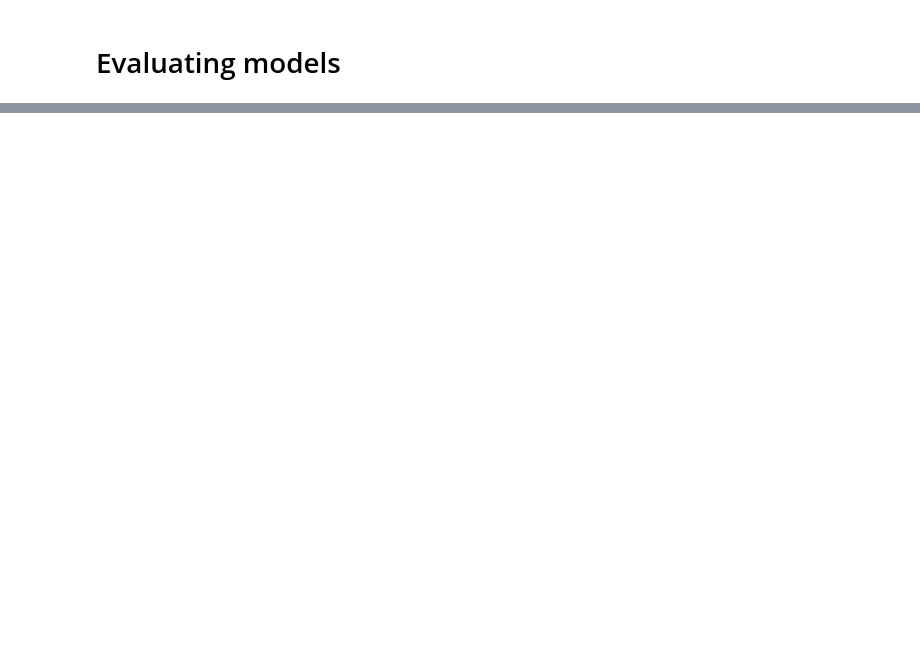
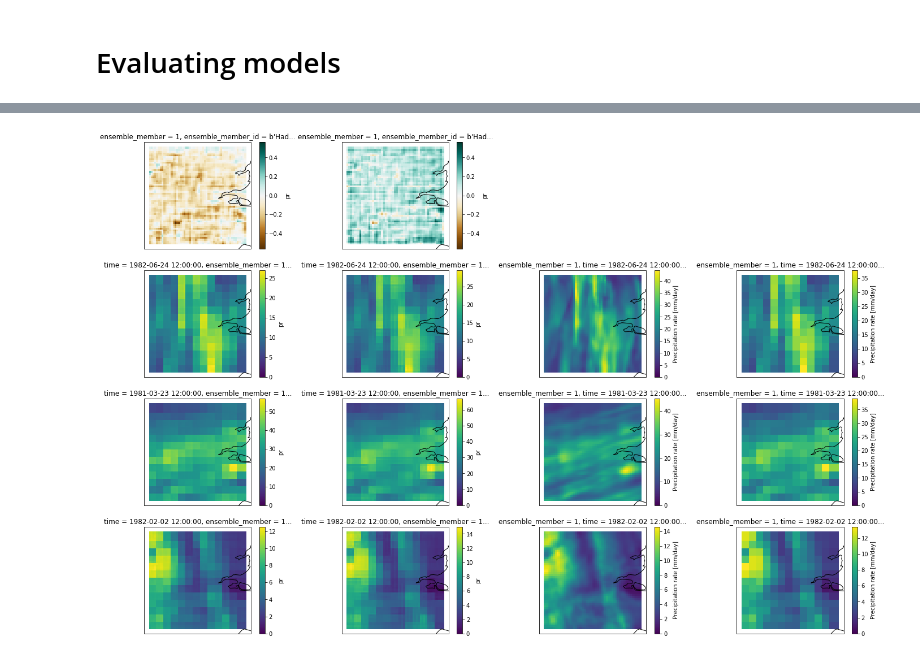
Before and after one commit to henryaddison/ml-downscaling-emulation, a Jupyter notebook: notebooks/learning/evaluation.ipynb, the cells around one changed output, grey strips where cells are left out. Drawn from its saved outputs; the diff is of its cells as text; code cells hidden in the pictures; blank space fills up the shorter version.

```diff
--- a/notebooks/learning/evaluation.ipynb
+++ b/notebooks/learning/evaluation.ipynb
@@ -149,0 +156,3 @@ fig.savefig("eval-test-plots.png")
+# %%
+model_path = '../../checkpoints/126027/model-epoch199.pth'
+unet_coarsened_4x_preds = predict(load_model(model_path), lo_res_data, hi_res_data)
@@ -155,0 +174,4 @@ plt.scatter(x=hi_res_data.pr, y=model_2_preds.pr, alpha=0.1, c='r')
+# %%
+compare_preds(unet_coarsened_4x_preds, unet_coarsened_2x_preds, lo_res_data, hi_res_data)
+# %% [output]
+[figure, added]
```
Also changed, not shown: parts of 23 cells of this notebook.
